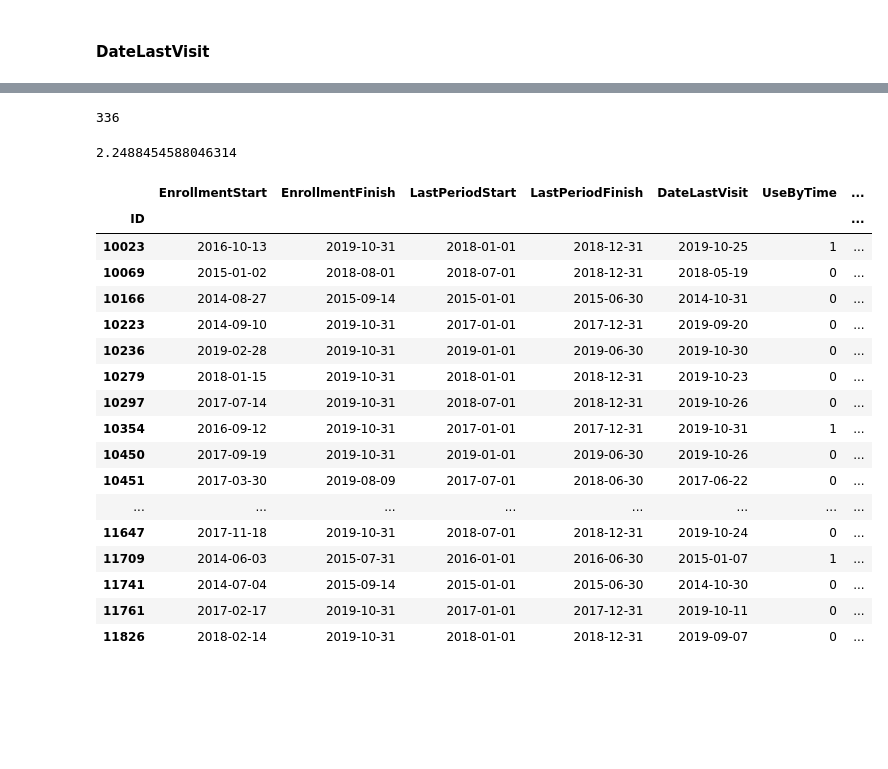
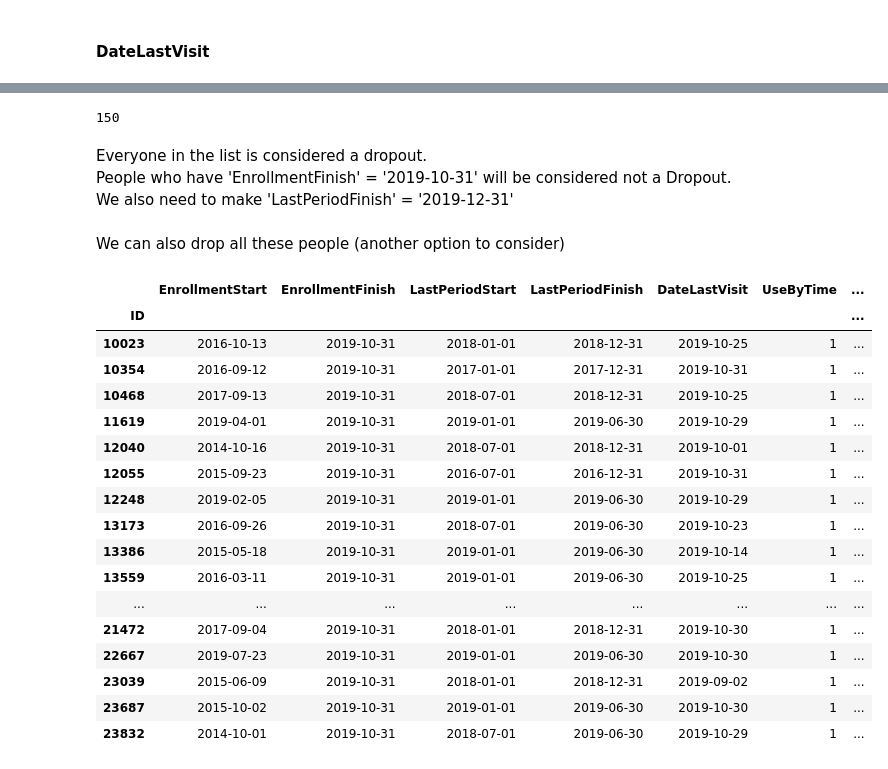
Before and after one commit to raquelxr/data-mining-proj, a Jupyter notebook: DM_Sofia.ipynb, the cells around one changed output, grey strips where cells are left out. Cells and saved outputs as stored; diff of their text form; code cells hidden in the pictures; blank space fills up the shorter version.

```diff
--- a/DM_Sofia.ipynb
+++ b/DM_Sofia.ipynb
@@ -89,2 +209,11 @@ We'll do the same we do with New Costumers that have EF = '2019-10-31' so we can
+# %%
+sum = 0
+index_i =[]
+for i in data.index:
+    date_visit= data['DateLastVisit'][i]
+    if data['EnrollmentFinish'][i] == data['EnrollmentStart'][i]:
+        index_i.append(i)
+# %%
+data.loc[index_i, 'LastPeriodFinish']='2019-12-31'
 # %%
-data.loc[data['EnrollmentStart'] == data['EnrollmentFinish'],'EnrollmentFinish']  = dt.date(2019,10,31)
+data.loc[index_i, 'EnrollmentFinish']= '2019-10-31'
@@ -143,7 +261,7 @@ from dateutil.relativedelta import relativedelta
 
 sum = 0
 index_i =[]
-for i in df.index:
+for i in data.index:
     start = data['LastPeriodStart'][i]
     end = data['LastPeriodFinish'][i]
     date_test = data['EnrollmentFinish'][i] - relativedelta(months=2)
@@ -157,31 +275,33 @@ for i in df.index:
         index_i.append(i)
 print(sum)
 # %% [output]
-336
+150
-# %%
-336/data.shape[0]*100
-# %% [output]
-2.2488454588046314
 # %%
 data_wrong =data.loc[index_i]
+# %% [markdown]
+Everyone in the list is considered a dropout.\
+People who have 'EnrollmentFinish' = '2019-10-31' will be considered not a Dropout.\
+We also need to make 'LastPeriodFinish' = '2019-12-31'
+# %% [markdown]
+We can also drop all these people (another option to consider)
 # %%
-data_wrong[:40][['EnrollmentStart','EnrollmentFinish', 'LastPeriodStart','LastPeriodFinish', 'DateLastVisit','UseByTime','Dropout']]
+data_wrong[data_wrong['EnrollmentFinish'] == '2019-10-31'][['EnrollmentStart','EnrollmentFinish', 'LastPeriodStart','LastPeriodFinish', 'DateLastVisit','UseByTime','Dropout']]
 # %% [output]
 |  | EnrollmentStart | EnrollmentFinish | LastPeriodStart | LastPeriodFinish | DateLastVisit | UseByTime | ... |
 | ID |  |  |  |  |  |  | ... |
 | 10023 | 2016-10-13 | 2019-10-31 | 2018-01-01 | 2018-12-31 | 2019-10-25 | 1 | ... |
-| 10069 | 2015-01-02 | 2018-08-01 | 2018-07-01 | 2018-12-31 | 2018-05-19 | 0 | ... |
-| 10166 | 2014-08-27 | 2015-09-14 | 2015-01-01 | 2015-06-30 | 2014-10-31 | 0 | ... |
-| 10223 | 2014-09-10 | 2019-10-31 | 2017-01-01 | 2017-12-31 | 2019-09-20 | 0 | ... |
-| 10236 | 2019-02-28 | 2019-10-31 | 2019-01-01 | 2019-06-30 | 2019-10-30 | 0 | ... |
-| 10279 | 2018-01-15 | 2019-10-31 | 2018-01-01 | 2018-12-31 | 2019-10-23 | 0 | ... |
-| 10297 | 2017-07-14 | 2019-10-31 | 2018-07-01 | 2018-12-31 | 2019-10-26 | 0 | ... |
 | 10354 | 2016-09-12 | 2019-10-31 | 2017-01-01 | 2017-12-31 | 2019-10-31 | 1 | ... |
-| 10450 | 2017-09-19 | 2019-10-31 | 2019-01-01 | 2019-06-30 | 2019-10-26 | 0 | ... |
-| 10451 | 2017-03-30 | 2019-08-09 | 2017-07-01 | 2018-06-30 | 2017-06-22 | 0 | ... |
+| 10468 | 2017-09-13 | 2019-10-31 | 2018-07-01 | 2018-12-31 | 2019-10-25 | 1 | ... |
+| 11619 | 2019-04-01 | 2019-10-31 | 2019-01-01 | 2019-06-30 | 2019-10-29 | 1 | ... |
+| 12040 | 2014-10-16 | 2019-10-31 | 2018-07-01 | 2018-12-31 | 2019-10-01 | 1 | ... |
+| 12055 | 2015-09-23 | 2019-10-31 | 2016-07-01 | 2016-12-31 | 2019-10-31 | 1 | ... |
+| 12248 | 2019-02-05 | 2019-10-31 | 2019-01-01 | 2019-06-30 | 2019-10-29 | 1 | ... |
+| 13173 | 2016-09-26 | 2019-10-31 | 2018-07-01 | 2019-06-30 | 2019-10-23 | 1 | ... |
+| 13386 | 2015-05-18 | 2019-10-31 | 2019-01-01 | 2019-06-30 | 2019-10-14 | 1 | ... |
+| 13559 | 2016-03-11 | 2019-10-31 | 2019-01-01 | 2019-06-30 | 2019-10-25 | 1 | ... |
 | ... | ... | ... | ... | ... | ... | ... | ... |
-| 11647 | 2017-11-18 | 2019-10-31 | 2018-07-01 | 2018-12-31 | 2019-10-24 | 0 | ... |
-| 11709 | 2014-06-03 | 2015-07-31 | 2016-01-01 | 2016-06-30 | 2015-01-07 | 1 | ... |
-| 11741 | 2014-07-04 | 2015-09-14 | 2015-01-01 | 2015-06-30 | 2014-10-30 | 0 | ... |
-| 11761 | 2017-02-17 | 2019-10-31 | 2017-01-01 | 2017-12-31 | 2019-10-11 | 0 | ... |
-| 11826 | 2018-02-14 | 2019-10-31 | 2018-01-01 | 2018-12-31 | 2019-09-07 | 0 | ... |
+| 21472 | 2017-09-04 | 2019-10-31 | 2018-01-01 | 2018-12-31 | 2019-10-30 | 1 | ... |
+| 22667 | 2019-07-23 | 2019-10-31 | 2019-01-01 | 2019-06-30 | 2019-10-30 | 1 | ... |
+| 23039 | 2015-06-09 | 2019-10-31 | 2018-01-01 | 2018-12-31 | 2019-09-02 | 1 | ... |
+| 23687 | 2015-10-02 | 2019-10-31 | 2019-01-01 | 2019-06-30 | 2019-10-30 | 1 | ... |
+| 23832 | 2014-10-01 | 2019-10-31 | 2018-07-01 | 2019-06-30 | 2019-10-29 | 1 | ... |
```
Also changed, not shown: parts of 46 cells of this notebook.
